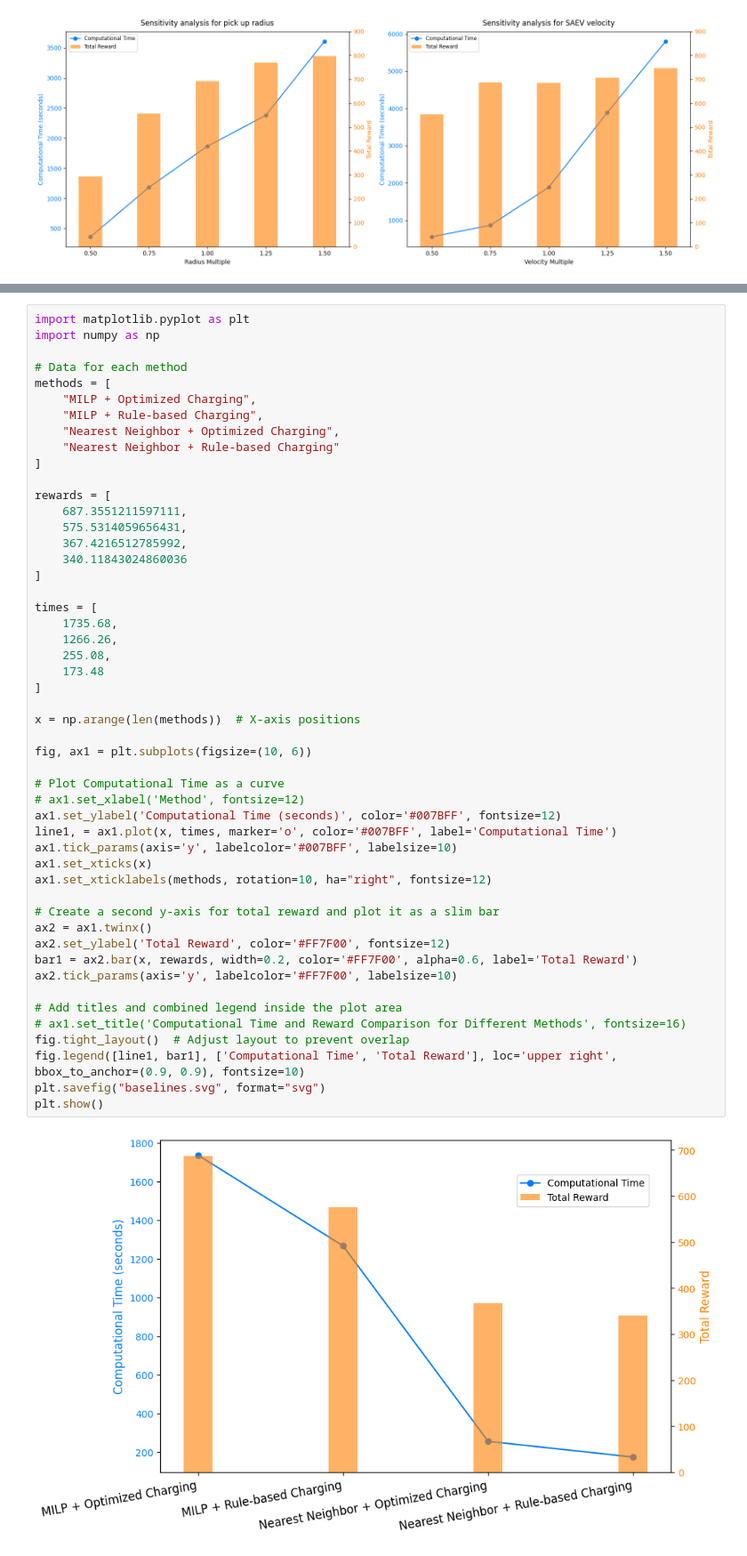
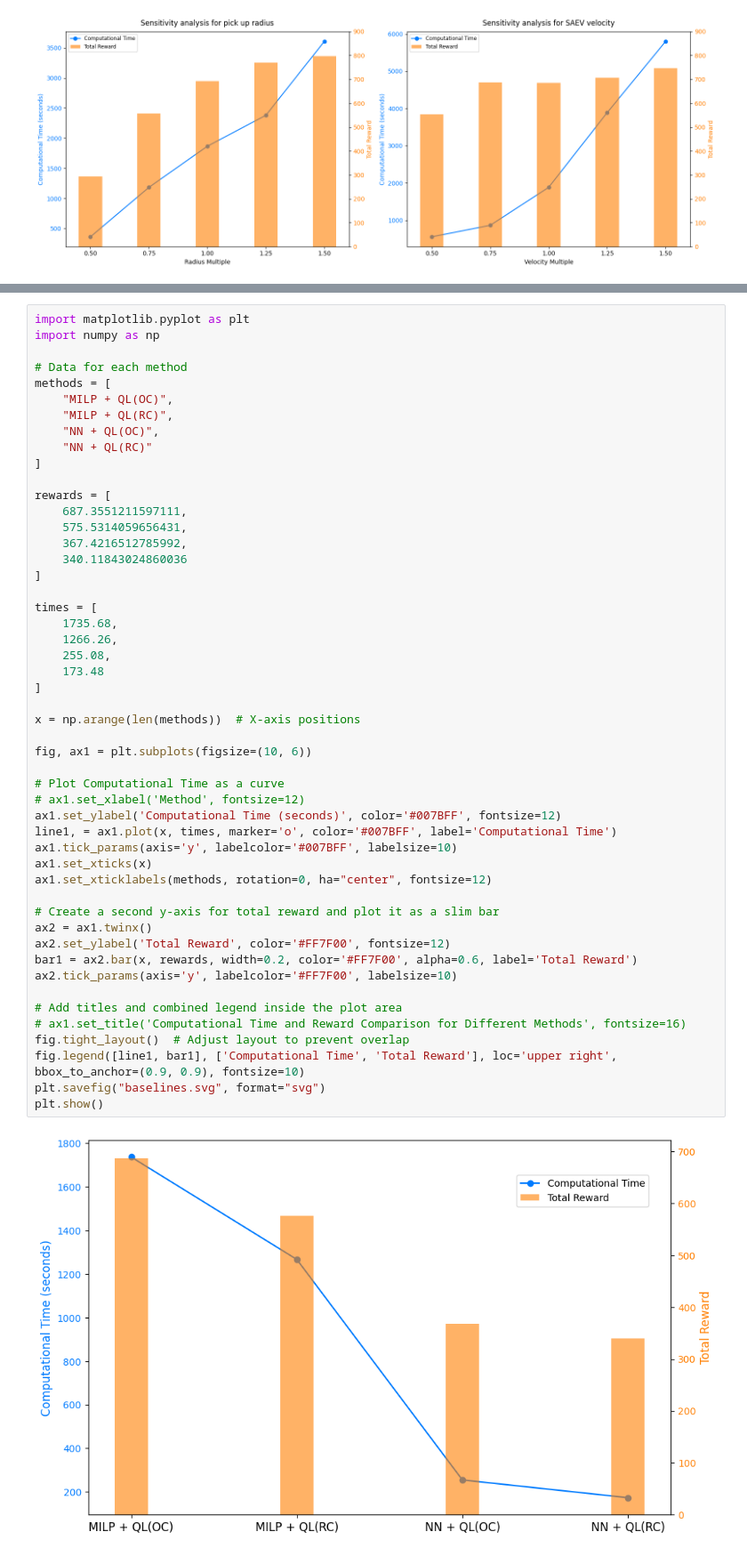
Before and after one commit to DingJin01/MILP-QL-Model-for-SAEV-Operation, a Jupyter notebook: figure/figure.ipynb, the cells around one changed output, grey strips where cells are left out. Shown at 89% size. Saved outputs shown, nothing was run; the diff lists cells and outputs as text.

Commit message:
baseline figure x label update and sensitivity analysis for electricity price

```diff
--- a/figure/figure.ipynb
+++ b/figure/figure.ipynb
@@ -103,10 +161,10 @@ import numpy as np
 
 # Data for each method
 methods = [
-    "MILP + Optimized Charging",
-    "MILP + Rule-based Charging",
-    "Nearest Neighbor + Optimized Charging",
-    "Nearest Neighbor + Rule-based Charging"
+    "MILP + QL(OC)",
+    "MILP + QL(RC)",
+    "NN + QL(OC)",
+    "NN + QL(RC)"
 ]
 
 rewards = [
@@ -120,32 +178,32 @@ times = [
     1735.68,
     1266.26,
     255.08,
     173.48
 ]
 
 x = np.arange(len(methods))  # X-axis positions
 
 fig, ax1 = plt.subplots(figsize=(10, 6))
 
 # Plot Computational Time as a curve
 # ax1.set_xlabel('Method', fontsize=12)
 ax1.set_ylabel('Computational Time (seconds)', color='#007BFF', fontsize=12)
 line1, = ax1.plot(x, times, marker='o', color='#007BFF', label='Computational Time')
 ax1.tick_params(axis='y', labelcolor='#007BFF', labelsize=10)
 ax1.set_xticks(x)
-ax1.set_xticklabels(methods, rotation=10, ha="right", fontsize=12)
+ax1.set_xticklabels(methods, rotation=0, ha="center", fontsize=12)
 
 # Create a second y-axis for total reward and plot it as a slim bar
 ax2 = ax1.twinx()
 ax2.set_ylabel('Total Reward', color='#FF7F00', fontsize=12)
 bar1 = ax2.bar(x, rewards, width=0.2, color='#FF7F00', alpha=0.6, label='Total Reward')
 ax2.tick_params(axis='y', labelcolor='#FF7F00', labelsize=10)
 
 # Add titles and combined legend inside the plot area
 # ax1.set_title('Computational Time and Reward Comparison for Different Methods', fontsize=16)
 fig.tight_layout()  # Adjust layout to prevent overlap
 fig.legend([line1, bar1], ['Computational Time', 'Total Reward'], loc='upper right', bbox_to_anchor=(0.9, 0.9), fontsize=10)
 plt.savefig("baselines.svg", format="svg")
 plt.show()
 # %% [output]
-[figure, old version]
+[figure, new version]
```
Also changed, not shown: parts of 2 cells of this notebook, 8 other files.
